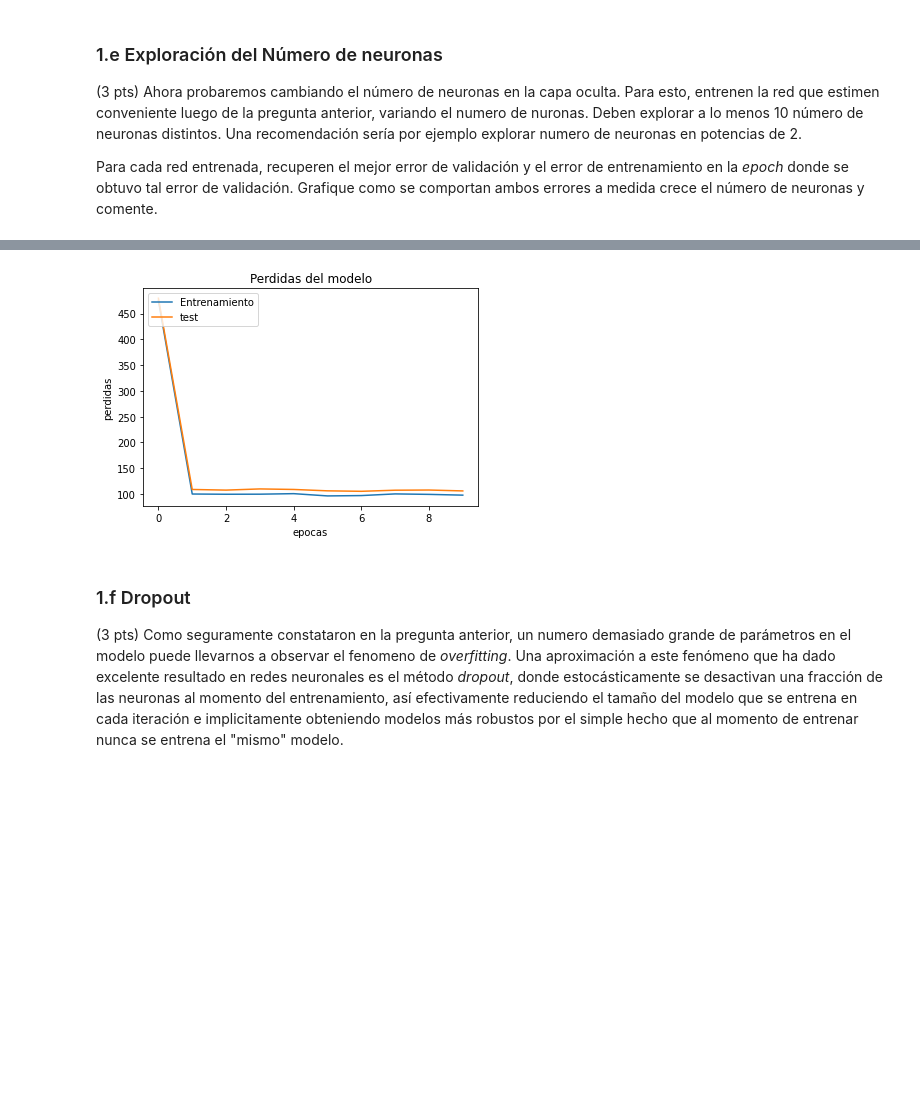
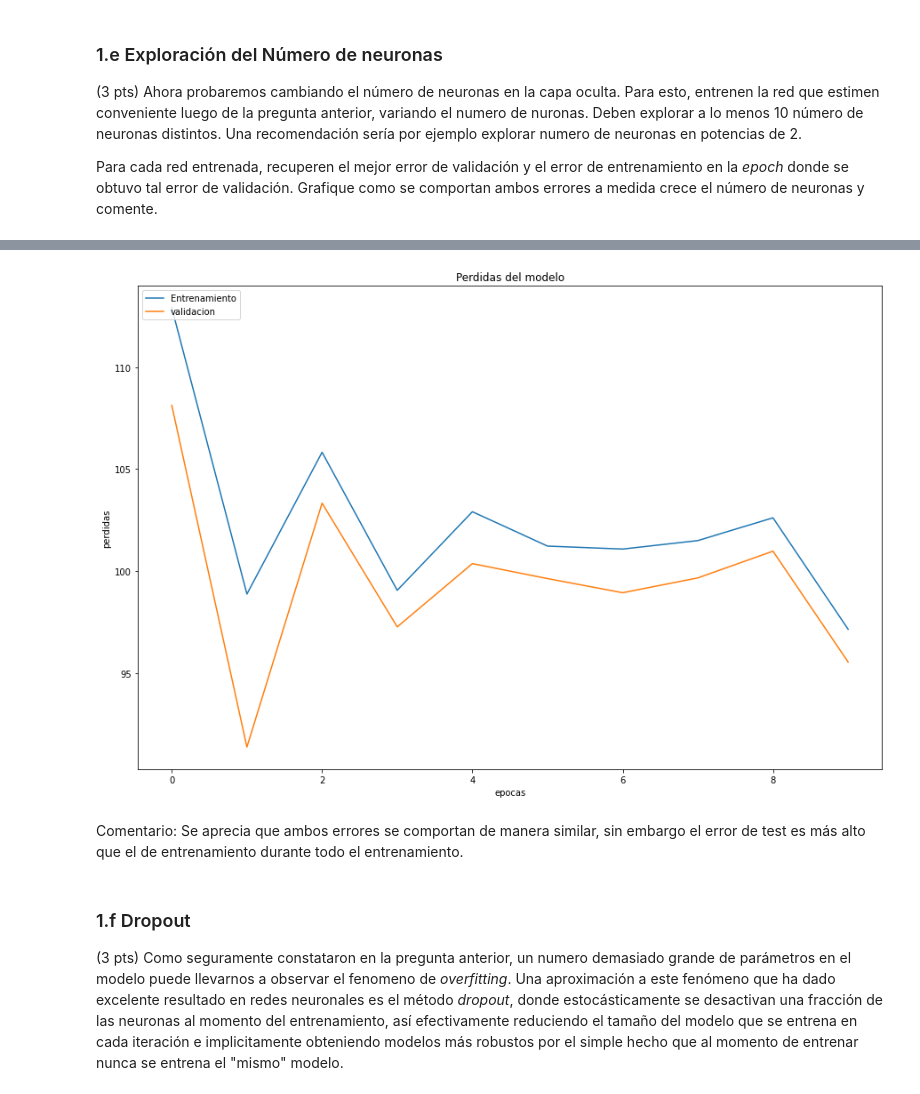
Before and after one commit to TheMasterEngine/data, a Jupyter notebook: Tarea_2_2020.ipynb, the cells around one changed output, grey strips where cells are left out. Cells and saved outputs as stored; diff of their text form; code cells hidden in the pictures; blank space fills up the shorter version.

```diff
--- a/Tarea_2_2020.ipynb
+++ b/Tarea_2_2020.ipynb
@@ -194,4 +175,4 @@ Una forma fácil de instanciar la red es la propuesta en el codigo abajo, es dec
 # %%
-ANN.fit(x_tr, y_train, epochs=0)
+ANN.fit(x_train_norm, y_train, epochs=0)
 ANN.summary()
 # %% [output]
@@ -214,4 +199,4 @@ _________________________________________________________________
 # %%
-history = ANN.fit(x_tr, y_train, epochs=20, validation_data=(x_val,y_val))
+history = ANN.fit(x_train_norm, y_train, epochs=20, validation_data=(x_val_norm,y_val))
 # %% [output]
 Epoch 1/20
@@ -588,33 +540,12 @@ import numpy as np
 
 train_error, val_error = [], []
 
-for n_units in range(1,11):# . . .
-
-  # do model
+for n_units in range(1,11):
   ANN = Sequential()
-
-  ANN.add(
-      Dense(
-          units = pow(n_units, 2),
-          activation = 'relu',
-          input_dim=8
-      )
-  )
-  ANN.add(
-      Dense(
-        units = 1 # dimension of Output... ,
-          # no need for activation (i.e. linear activation) considering the range of the output...
-        )
-  )
-  ANN.compile(
-      optimizer=SGD(learning_rate = 0.001),
-      loss='mse')
-  # train model
-  history = ANN.fit(x_tr, y_train, epochs=20, validation_data=(x_val,y_val))
-
+  ANN.add(Dense(units = pow(n_units, 2), activation = 'relu', input_dim=8))
+  ANN.add(Dense(units = 1))
+  ANN.compile(optimizer=SGD(learning_rate = 0.001), loss='mse')
+  history = ANN.fit(x_train_norm, y_train, epochs=25, validation_data=(x_val_norm,y_val))
   val_error = val_error+[min(history.history['val_loss'])]
   train_error = train_error+[history.history['loss'][np.argmin(history.history['val_loss'])]]
-  # for instance
-
-# . . . .
 # %% [output]
@@ -664,13 +595,16 @@ train_error
 # %%
+  plt.figure(figsize=(15,10))
+  plt.plot(train_error)
   plt.plot(val_error)
-  plt.plot(train_error)
   plt.title('Perdidas del modelo')
   plt.ylabel('perdidas')
   plt.xlabel('epocas')
-  plt.legend(['Entrenamiento', 'test'], loc='upper left')
+  plt.legend(['Entrenamiento', 'validacion'], loc='upper left')
   plt.show()
 # %% [output]
-[figure, old version]
+[figure, new version]
+# %% [markdown]
+Comentario: Se aprecia que ambos errores se comportan de manera similar, sin embargo el error de test es más alto que el de entrenamiento durante todo el entrenamiento.
 # %% [markdown]
 ### 1.f Dropout
 (3 pts) Como seguramente constataron en la pregunta anterior, un numero demasiado grande de parámetros en el modelo puede llevarnos a observar el fenomeno de _overfitting_. Una aproximación a este fenómeno que ha dado excelente resultado en redes neuronales es el método _dropout_, donde estocásticamente se desactivan una fracción de las neuronas al momento del entrenamiento, así efectivamente reduciendo el tamaño del modelo que se entrena en cada iteración e implicitamente obteniendo modelos más robustos por el simple hecho que al momento de entrenar nunca se entrena el "mismo" modelo.
```
Also changed, not shown: parts of 95 cells of this notebook.
